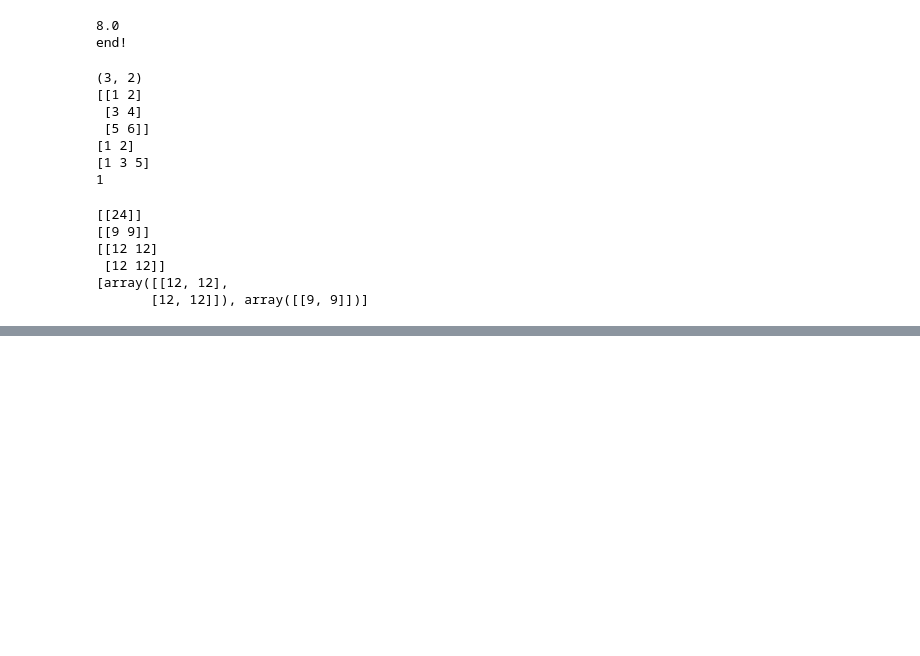
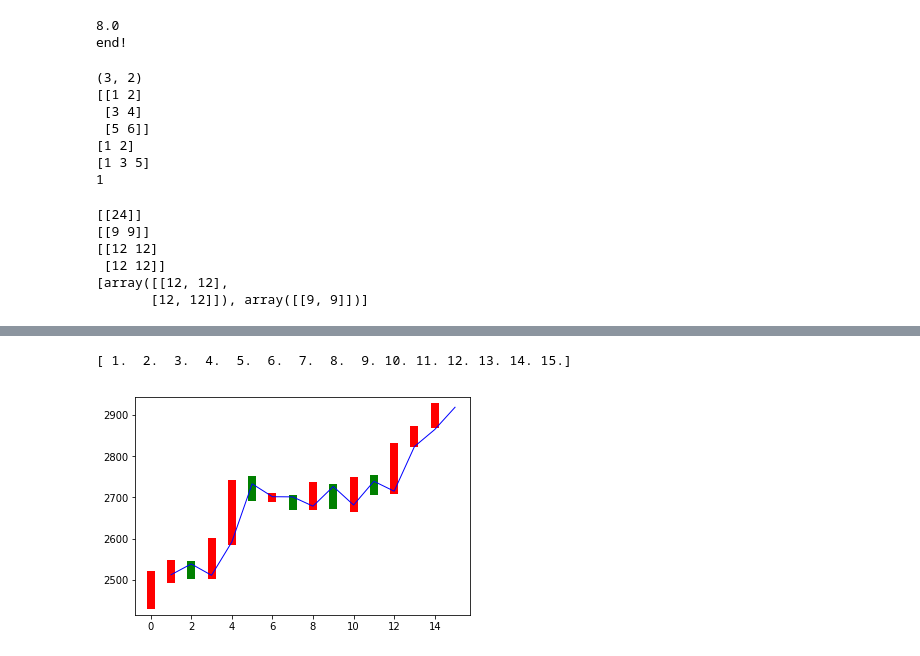
Before and after one commit to rockycircle/tensorflow1, a Jupyter notebook: tensorflow2.ipynb, the cells around one changed output, grey strips where cells are left out. Cells and saved outputs as stored; diff of their text form; code cells hidden in the pictures; blank space fills up the shorter version.

```diff
--- a/tensorflow2.ipynb
+++ b/tensorflow2.ipynb
@@ -189,0 +210,14 @@ with tf.Session() as sess:
+# %%
+import tensorflow as tf
+mat1 = tf.constant([[2],[3],[4]])
+mat2 = tf.zeros_like(mat1)
+mat3 = tf.linspace(0.0,2.0,11)
+mat4 = tf.random_uniform([2,3],-1,2)
+
+
+
+with tf.Session() as sess:
+    print(sess.run(mat1))
+    print(sess.run(mat2))
+    print(sess.run(mat3))
+    print(sess.run(mat4))
@@ -189,0 +293,54 @@ with tf.Session() as sess:
+# %%
+import tensorflow as tf
+import numpy as np
+import matplotlib.pyplot as plt
+date = np.linspace(1,15,15)
+endPrice = np.array([2511.90,2538.26,2510.68,2591.66,2732.98,2701.69,2701.29,2678.67,2726.50,2681.50,2739.17,2715.07,2823.58,2864.90,2919.08])
+beginPrice = np.array([2438.71,2500.88,2534.95,2512.52,2594.04,2743.26,2697.47,2695.24,2678.23,2722.13,2674.93,2744.13,2717.46,2832.73,2877.40])
+print(date)
+plt.figure()
+for i in range(0,15):
+    dateOne = np.zeros([2])
+    dateOne[0] = i;
+    dateOne[1] = i;
+    priceOne = np.zeros([2])
+    priceOne[0] =beginPrice[i]
+    priceOne[1] = endPrice[i]
+    if endPrice[i]>beginPrice[i]:
+        plt.plot(dateOne,priceOne,'r',lw=8)
+    else:
+        plt.plot(dateOne,priceOne,'g',lw=8)
+ #plt.show()
+dateNormal = np.zeros([15,1])
+priceNormal = np.zeros([15,1])
+for i in range(0,15):
+    dateNormal[i,0] = i/14.0;
+    priceNormal[i,0] = endPrice[i]/3000.0;
+x = tf.placeholder(tf.float32,[None,1])
+y = tf.placeholder(tf.float32,[None,1])
+
+w1 = tf.Variable(tf.random_uniform([1,10],0,1))
+b1 = tf.Variable(tf.zeros([1,10]))
+wb1 = tf.matmul(x,w1)+b1
+layer1 = tf.nn.relu(wb1)
+
+w2 = tf.Variable(tf.random_uniform([10,1],0,1))
+b2 = tf.Variable(tf.zeros([15,1]))
+wb2 = tf.matmul(layer1,w2)+b2
+layer2 = tf.nn.relu(wb2)
+
+loss = tf.reduce_mean(tf.square(y-layer2))
+train_step = tf.train.GradientDescentOptimizer(0.1).minimize(loss)
+with tf.Session() as sess:
+    sess.run(tf.global_variables_initializer())
+    for i in range(0,10000):
+        sess.run(train_step,feed_dict={x:dateNormal,y:priceNormal})
+
+    pred = sess.run(layer2,feed_dict={x:dateNormal})
+    predPrice = np.zeros([15,1])
+    for i in range(0,15):
+        predPrice[i,0] = (pred*3000)[i,0]
+    plt.plot(date,predPrice,'b',lw=1)
+# %% [output]
+[ 1.  2.  3.  4.  5.  6.  7.  8.  9. 10. 11. 12. 13. 14. 15.]
+[figure, added]
```
Also changed, not shown: parts of 4 cells of this notebook.
